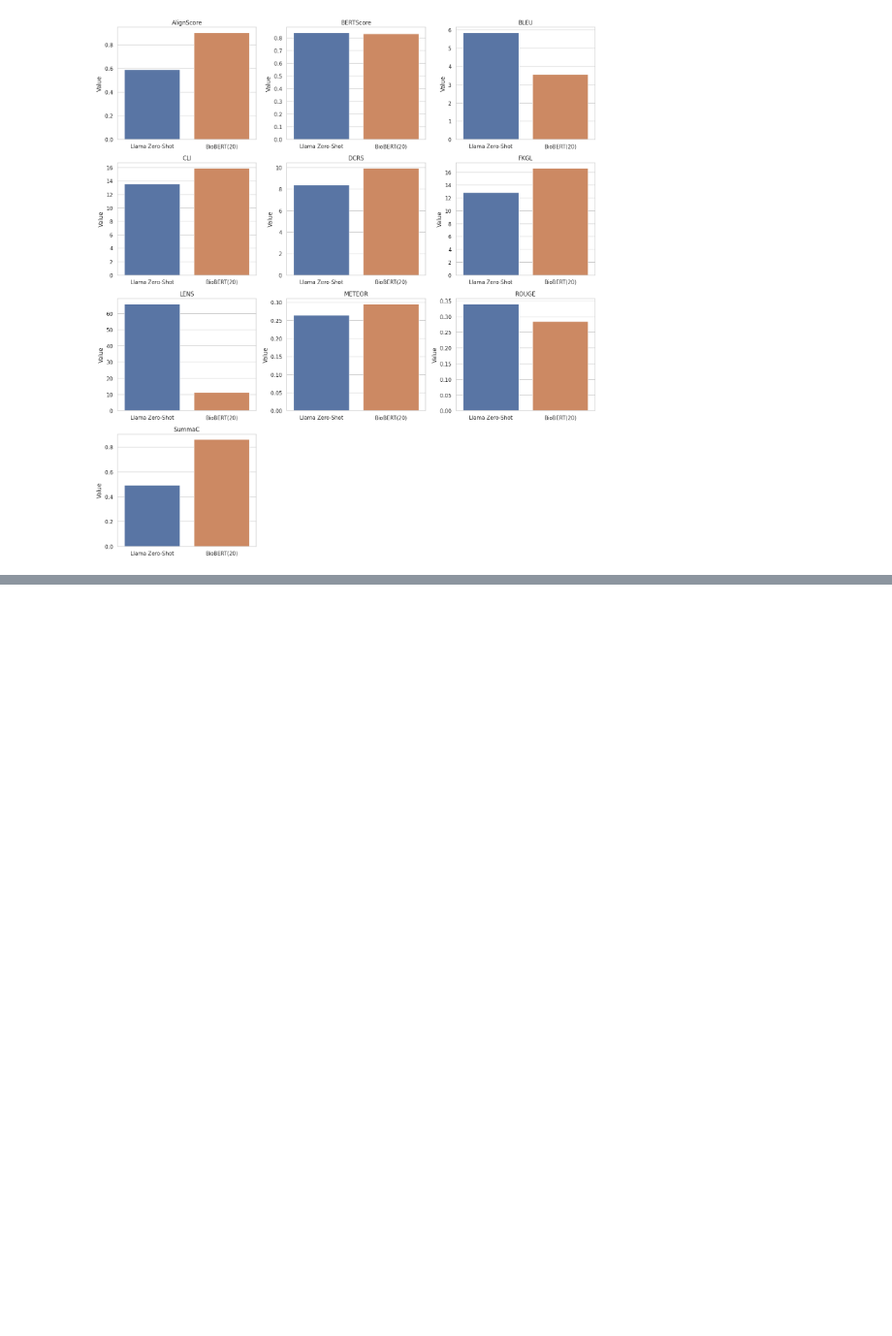
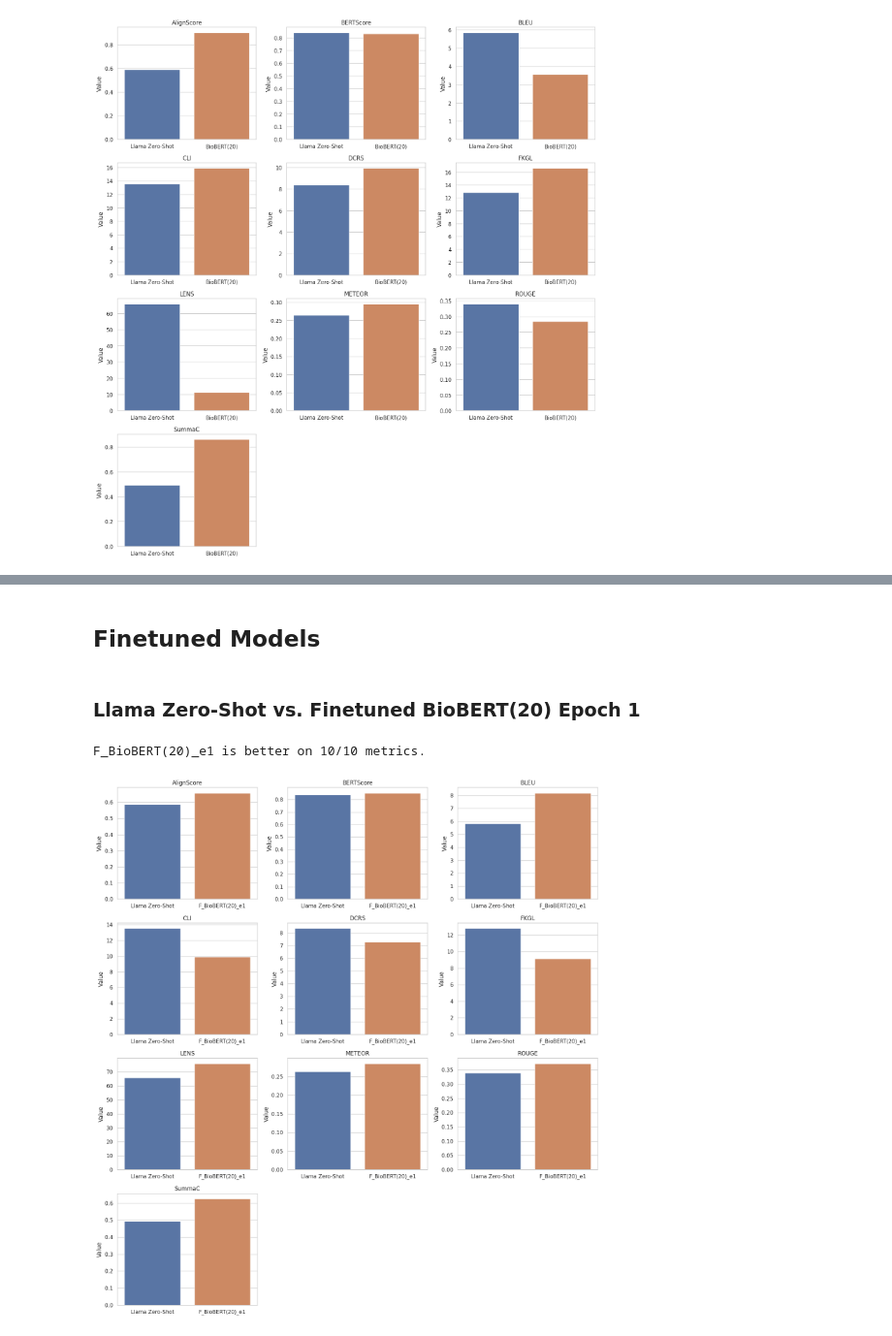
Before and after one commit to whopriyamuw/biolaysumm2025-task, a Jupyter notebook: notebooks/evals_analsis.ipynb, the cells around one changed output, grey strips where cells are left out. Shown at 97% size. Drawn from its saved outputs; the diff is of its cells as text; code cells hidden in the pictures; blank space fills up the shorter version.

```diff
--- a/notebooks/evals_analsis.ipynb
+++ b/notebooks/evals_analsis.ipynb
@@ -201,0 +307,9 @@ Llama Zero-Shot is better on 7/10 metrics.
+# %% [markdown]
+## Finetuned Models
+# %% [markdown]
+### Llama Zero-Shot vs. Finetuned BioBERT(20) Epoch 1
+# %%
+pairwise_comparison(llama_eval, finetuned_biobert20_e1_eval, ("Llama Zero-Shot", "F_BioBERT(20)_e1"))
+# %% [output]
+F_BioBERT(20)_e1 is better on 10/10 metrics.
+[figure, added]
```
Also changed, not shown: parts of 15 cells of this notebook.
